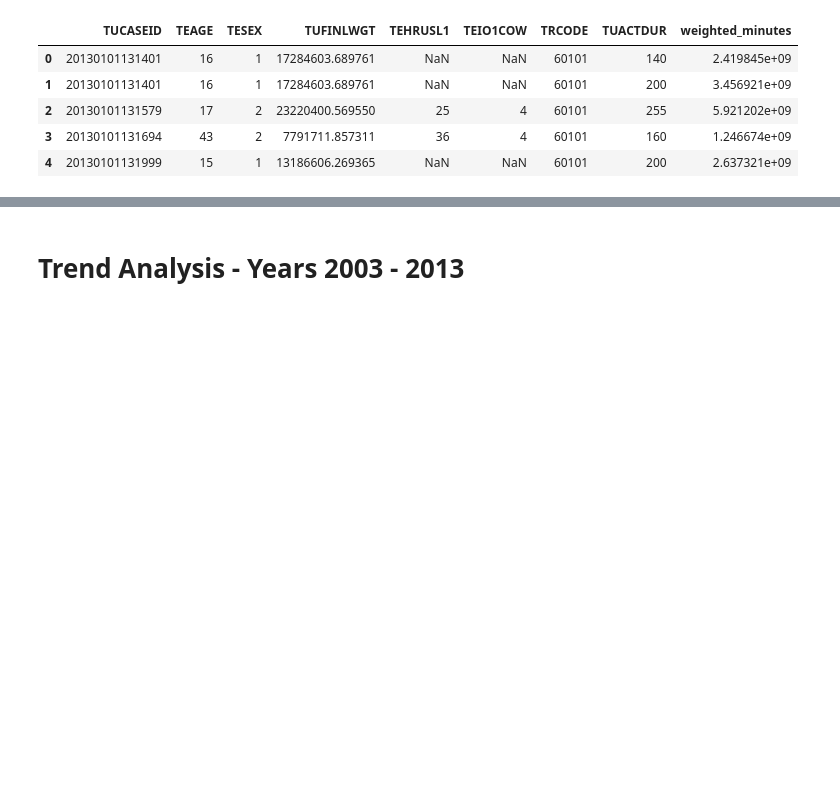
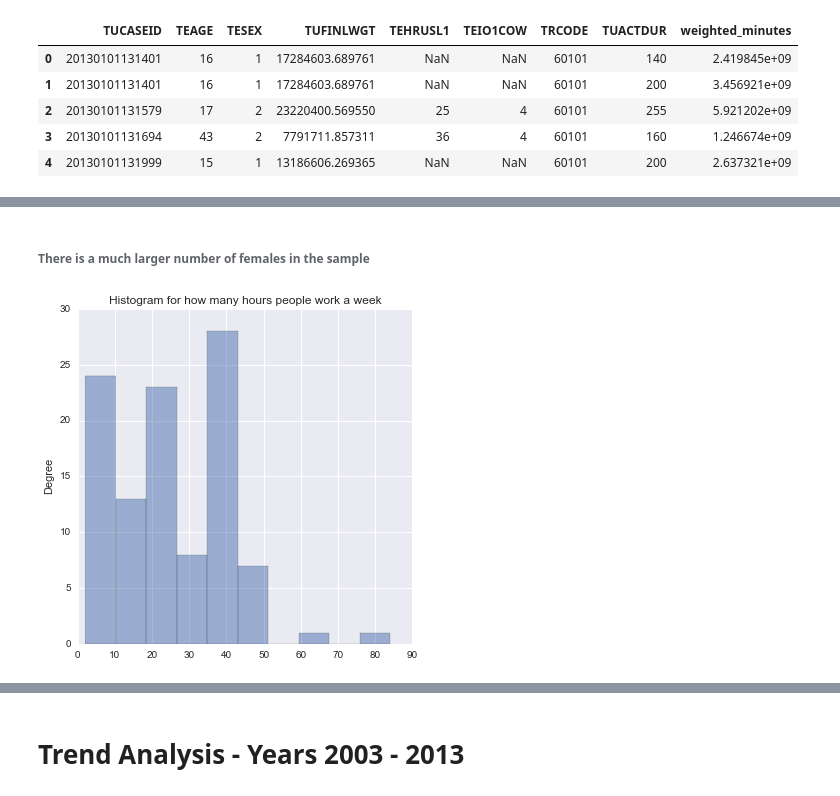
Before and after one commit to tiyd-python-2015-01/atus-analysis, a Jupyter notebook: education.ipynb, the cells around one changed output, grey strips where cells are left out. Drawn from its saved outputs; the diff is of its cells as text; code cells hidden in the pictures; blank space fills up the shorter version.

```diff
--- a/education.ipynb
+++ b/education.ipynb
@@ -267,0 +196,6 @@ plot_bars(ax, legend_labels, axis_labels, xlabel, ylabel, title )
+# %% [markdown]
+###### There is a much larger number of females in the sample
+# %%
+print_hist(all_data,'TEHRUSL1', "Histogram for how many hours people work a week", None, None)
+# %% [output]
+[figure, added]
```
Also changed, not shown: parts of 72 cells of this notebook.
